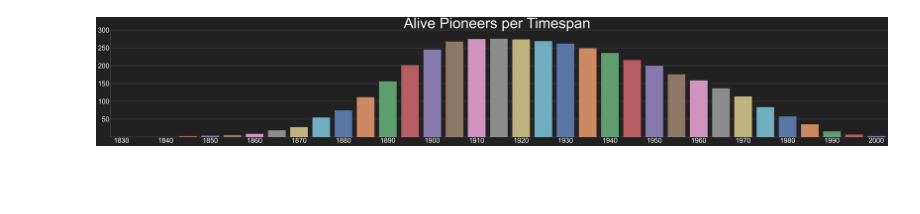
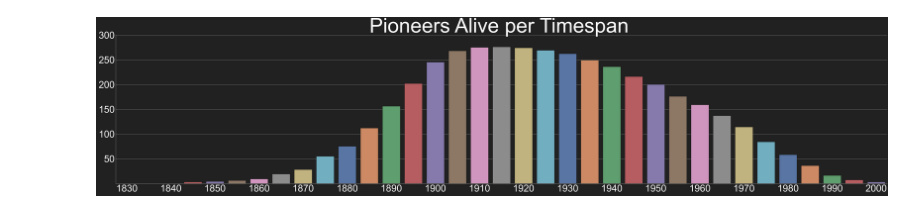
Before and after one commit to MatijaMi/data-vis-women-in-film, a Jupyter notebook: Statistics/map_histogram.ipynb, the cells around one changed output. Saved outputs shown, nothing was run; the diff lists cells and outputs as text; code cells hidden in the pictures; blank space fills up the shorter version.

```diff
--- a/Statistics/map_histogram.ipynb
+++ b/Statistics/map_histogram.ipynb
@@ -35,28 +35,28 @@ data = pd.DataFrame(data=dictionary)
 # %%
 # Pre style setting
 sns.set(rc={'axes.facecolor':'0.12890625', 'figure.facecolor':'0.12890625'})
 
 # Render a bar plot for each yearspan
 data_plt = sns.catplot(
     x="Years",
     y="Count",
     data=data,
     kind="bar",
     palette="deep",
     edgecolor="black",
     height = 18,
     aspect = 5
     )
 
 x_labels = [1830, "", 1840, "", 1850, "", 1860, "", 1870, "", 1880, "", 1890, "", 1900, "", 1910, "", 1920, "", 1930, "", 1940, "", 1950, "", 1960, "", 1970, "", 1980, "", 1990, "", 2000]
 y_labels = ["", 50, 100, 150, 200, 250, 300]
 
 data_plt.set_xticklabels(x_labels, size=80, color = "White")
 data_plt.set_yticklabels(y_labels, size=80, color = "White")
 
-data_plt.fig.suptitle("Alive Pioneers per Timespan", size=170, y = 1.1, color = "White")
+data_plt.fig.suptitle("Pioneers Alive per Timespan", size=170, y = 1.1, color = "White")
 
 #Save to file
 plt.savefig('../Website/Images/map_histogram.png', bbox_inches = "tight")
 # %% [output]
-[figure, old version]
+[figure, new version]
```
Also changed, not shown: 11 other files.
